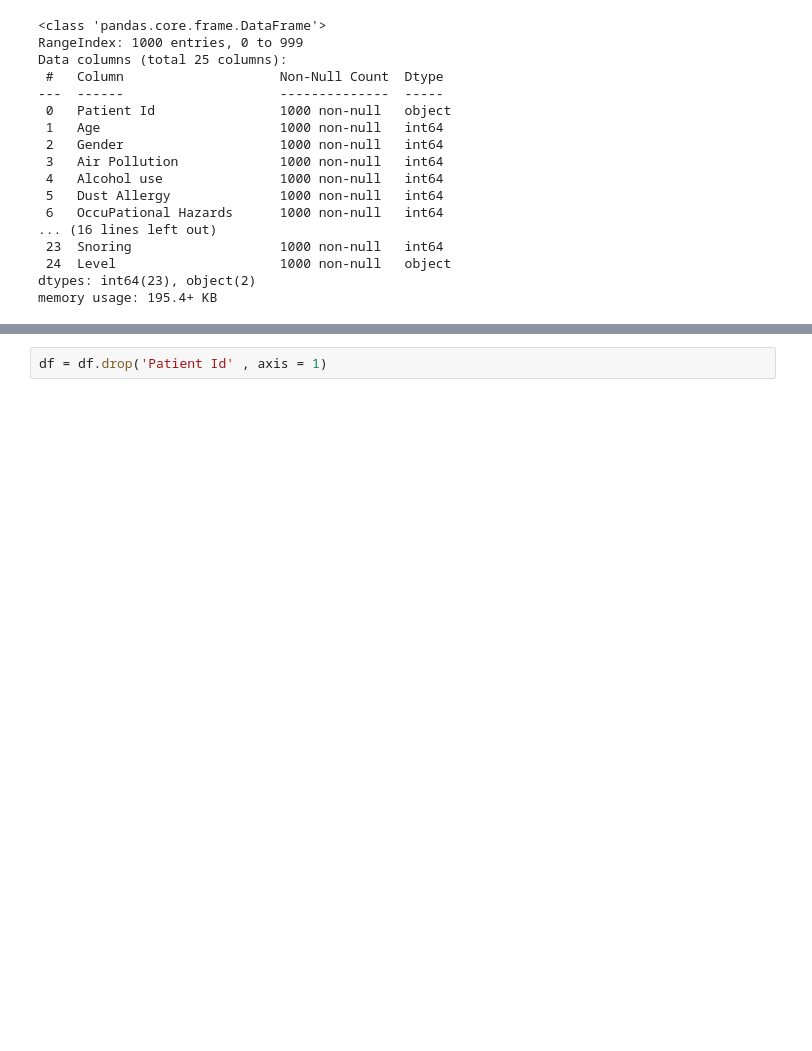
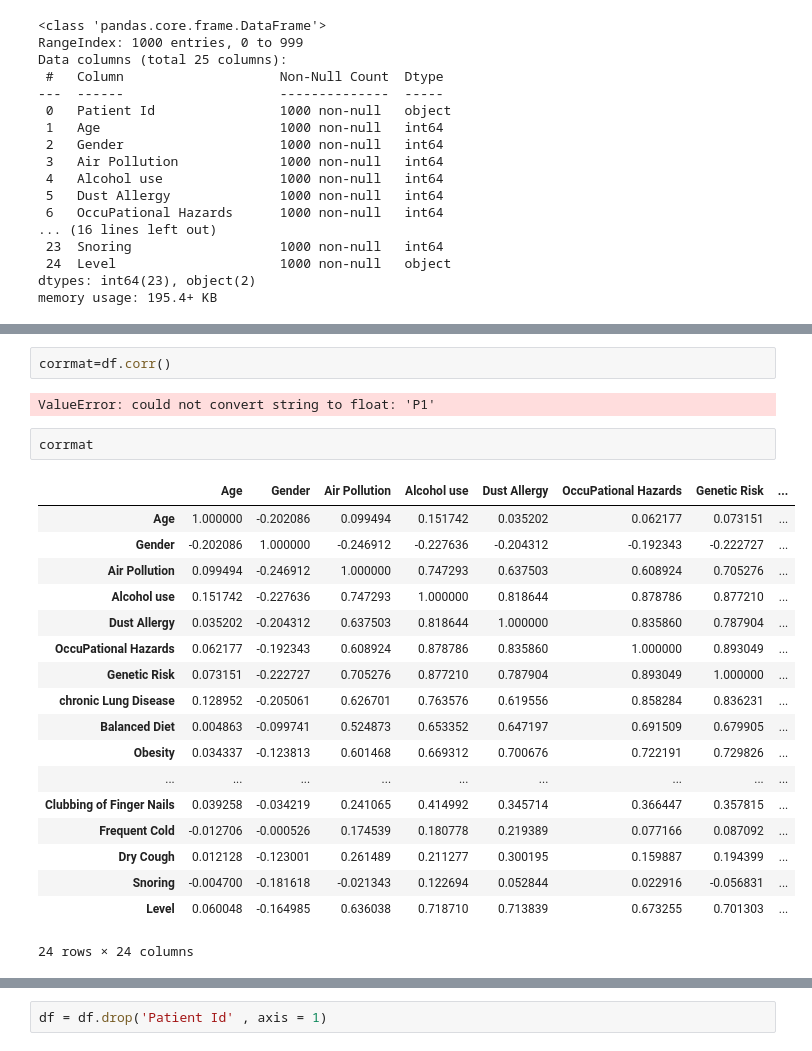
Before and after one commit to iqramaryamm/Lung-Cancer-Prediction, a Jupyter notebook: eda.ipynb, the cells around one changed output, grey strips where cells are left out. Drawn from its saved outputs; the diff is of its cells as text; blank space fills up the shorter version.

```diff
--- a/eda.ipynb
+++ b/eda.ipynb
@@ -63,3 +103,28 @@ Name: Level, Length: 1000, dtype: int64
+# %%
+corrmat=df.corr()
+# %% [output]
+ValueError: could not convert string to float: 'P1'
+# %%
+corrmat
+# %% [output]
+|  | Age | Gender | Air Pollution | Alcohol use | Dust Allergy | OccuPational Hazards | Genetic Risk | ... |
+| Age | 1.000000 | -0.202086 | 0.099494 | 0.151742 | 0.035202 | 0.062177 | 0.073151 | ... |
+| Gender | -0.202086 | 1.000000 | -0.246912 | -0.227636 | -0.204312 | -0.192343 | -0.222727 | ... |
+| Air Pollution | 0.099494 | -0.246912 | 1.000000 | 0.747293 | 0.637503 | 0.608924 | 0.705276 | ... |
+| Alcohol use | 0.151742 | -0.227636 | 0.747293 | 1.000000 | 0.818644 | 0.878786 | 0.877210 | ... |
+| Dust Allergy | 0.035202 | -0.204312 | 0.637503 | 0.818644 | 1.000000 | 0.835860 | 0.787904 | ... |
+| OccuPational Hazards | 0.062177 | -0.192343 | 0.608924 | 0.878786 | 0.835860 | 1.000000 | 0.893049 | ... |
+| Genetic Risk | 0.073151 | -0.222727 | 0.705276 | 0.877210 | 0.787904 | 0.893049 | 1.000000 | ... |
+| chronic Lung Disease | 0.128952 | -0.205061 | 0.626701 | 0.763576 | 0.619556 | 0.858284 | 0.836231 | ... |
+| Balanced Diet | 0.004863 | -0.099741 | 0.524873 | 0.653352 | 0.647197 | 0.691509 | 0.679905 | ... |
+| Obesity | 0.034337 | -0.123813 | 0.601468 | 0.669312 | 0.700676 | 0.722191 | 0.729826 | ... |
+| ... | ... | ... | ... | ... | ... | ... | ... | ... |
+| Clubbing of Finger Nails | 0.039258 | -0.034219 | 0.241065 | 0.414992 | 0.345714 | 0.366447 | 0.357815 | ... |
+| Frequent Cold | -0.012706 | -0.000526 | 0.174539 | 0.180778 | 0.219389 | 0.077166 | 0.087092 | ... |
+| Dry Cough | 0.012128 | -0.123001 | 0.261489 | 0.211277 | 0.300195 | 0.159887 | 0.194399 | ... |
+| Snoring | -0.004700 | -0.181618 | -0.021343 | 0.122694 | 0.052844 | 0.022916 | -0.056831 | ... |
+| Level | 0.060048 | -0.164985 | 0.636038 | 0.718710 | 0.713839 | 0.673255 | 0.701303 | ... |
+24 rows × 24 columns
 # %%
 df.head()
 # %% [output]
```
Also changed, not shown: parts of 20 cells of this notebook.
